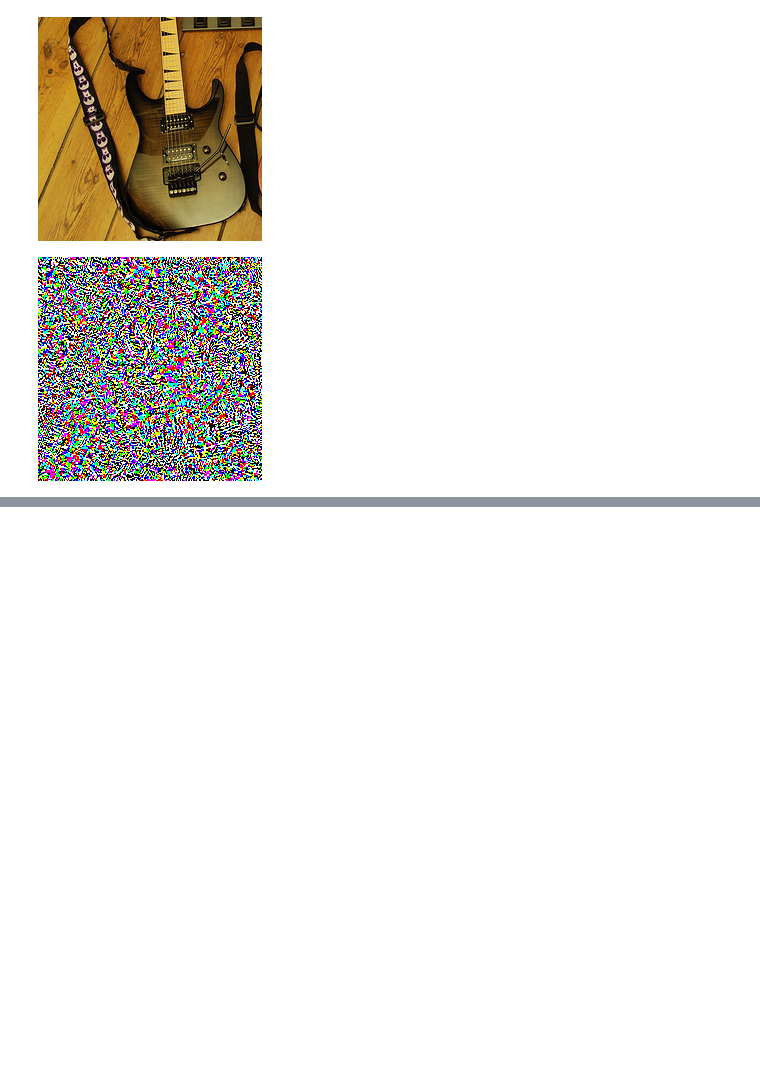
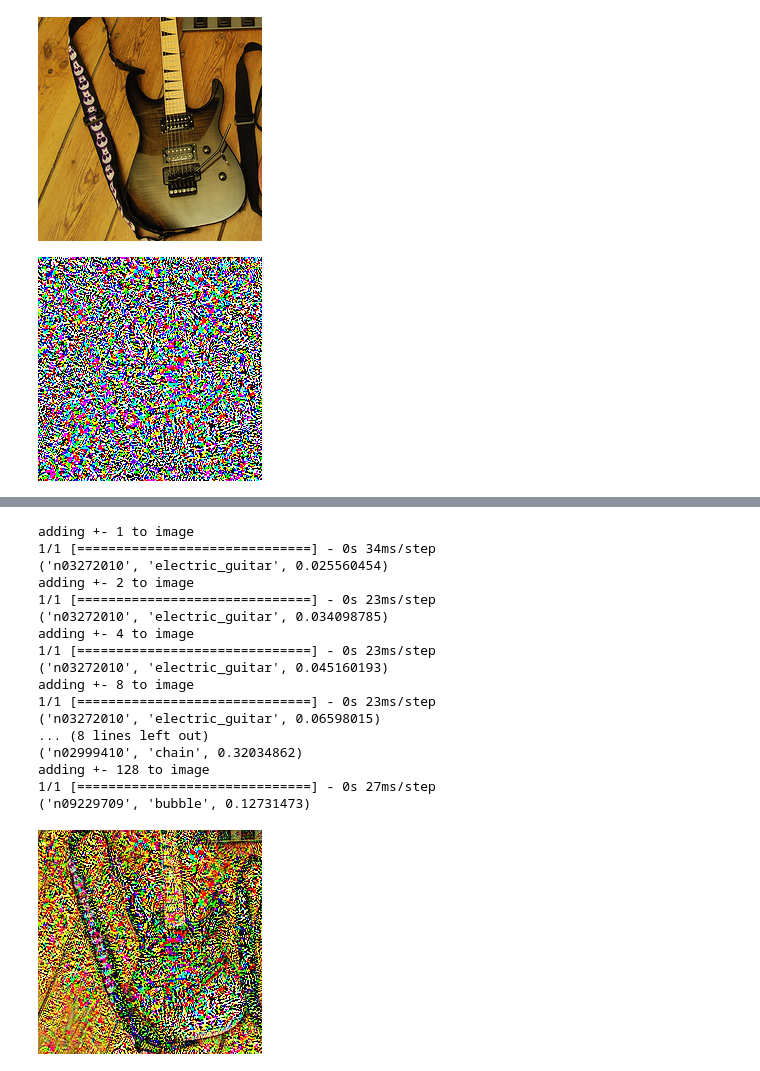
Before and after one commit to danjacobellis/FTML, a Jupyter notebook: experiments/fgsm.ipynb, the cells around one changed output, grey strips where cells are left out. Drawn from its saved outputs; the diff is of its cells as text; code cells hidden in the pictures; blank space fills up the shorter version.

```diff
--- a/experiments/fgsm.ipynb
+++ b/experiments/fgsm.ipynb
@@ -59,0 +66,25 @@ adding +- 256 to image
+# %%
+for bits in range(1,9):
+    attacked_img = gradient_attack(rgb,gradient,bits)
+    attacked_label, _ = fgsm(model,attacked_img)
+    print(attacked_label)
+show(attacked_img)
+# %% [output]
+adding +- 1 to image
+1/1 [==============================] - 0s 34ms/step
+('n03272010', 'electric_guitar', 0.025560454)
+adding +- 2 to image
+1/1 [==============================] - 0s 23ms/step
+('n03272010', 'electric_guitar', 0.034098785)
+adding +- 4 to image
+1/1 [==============================] - 0s 23ms/step
+('n03272010', 'electric_guitar', 0.045160193)
+adding +- 8 to image
+1/1 [==============================] - 0s 23ms/step
+('n03272010', 'electric_guitar', 0.06598015)
+... (8 lines left out)
+('n02999410', 'chain', 0.32034862)
+adding +- 128 to image
+1/1 [==============================] - 0s 27ms/step
+('n09229709', 'bubble', 0.12731473)
+[figure, added]
```
Also changed, not shown: parts of 5 cells of this notebook, 1 other file.
